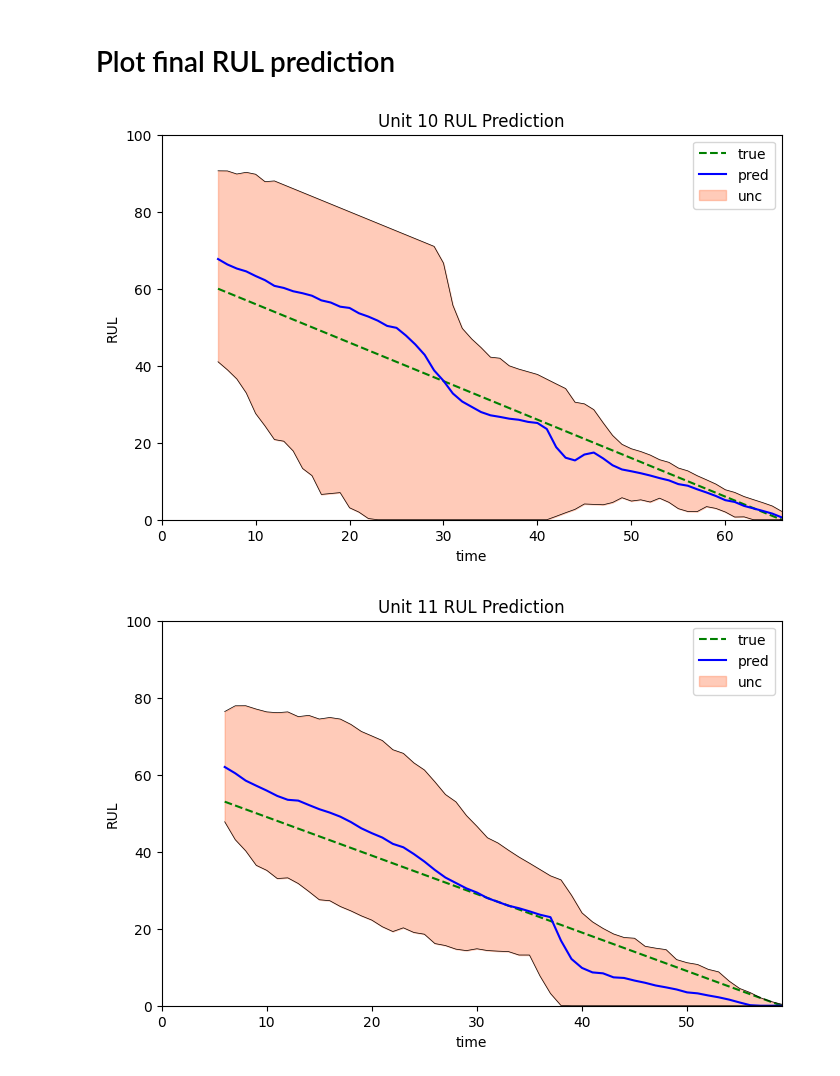
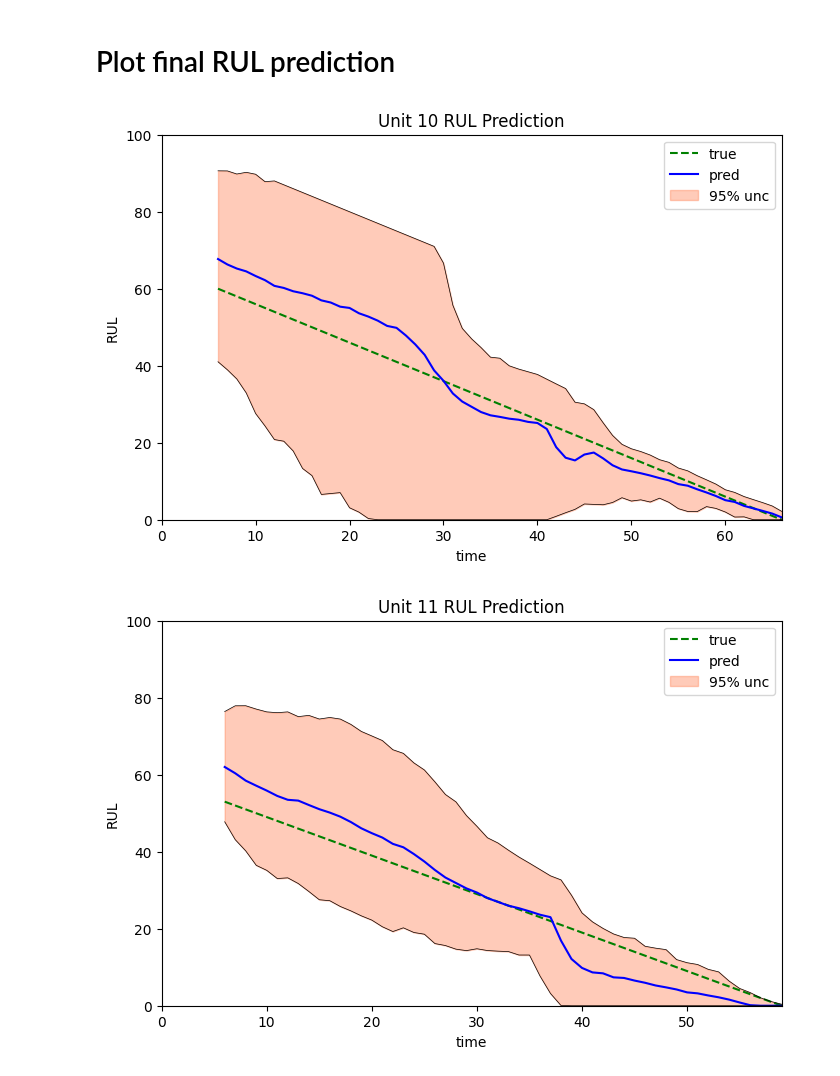
Before and after one commit to 4belito/deep-performance-rul, a Jupyter notebook: 8-results.ipynb, the cells around one changed output. Cells and saved outputs as stored; diff of their text form; code cells hidden in the pictures.

```diff
--- a/8-results.ipynb
+++ b/8-results.ipynb
@@ -43,12 +43,12 @@ dtype: float64
 # %%
 units = preds_df['unit'].unique()
 for unit in units:
 	fig, ax = plt.subplots(figsize=(8, 5))
 	df = preds_df[preds_df['unit']==unit]
 	eol_time = df['time'].iloc[-1]
 	plot_rul_from_dataframe(ax=ax, df=preds_df[preds_df['unit']==unit], t_max=eol_time,
-			title=f"Unit {unit} RUL Prediction")
+			title=f"Unit {unit} RUL Prediction", unc_label="95% unc" )
 	fig.savefig(pf_dir / f'rul_pred_eval{unit}.png')
 # %% [output]
-[figure, old version]
+[figure, new version]
-[figure, old version]
+[figure, new version]
```
Also changed, not shown: parts of 1 cell of this notebook, 1 other file.
